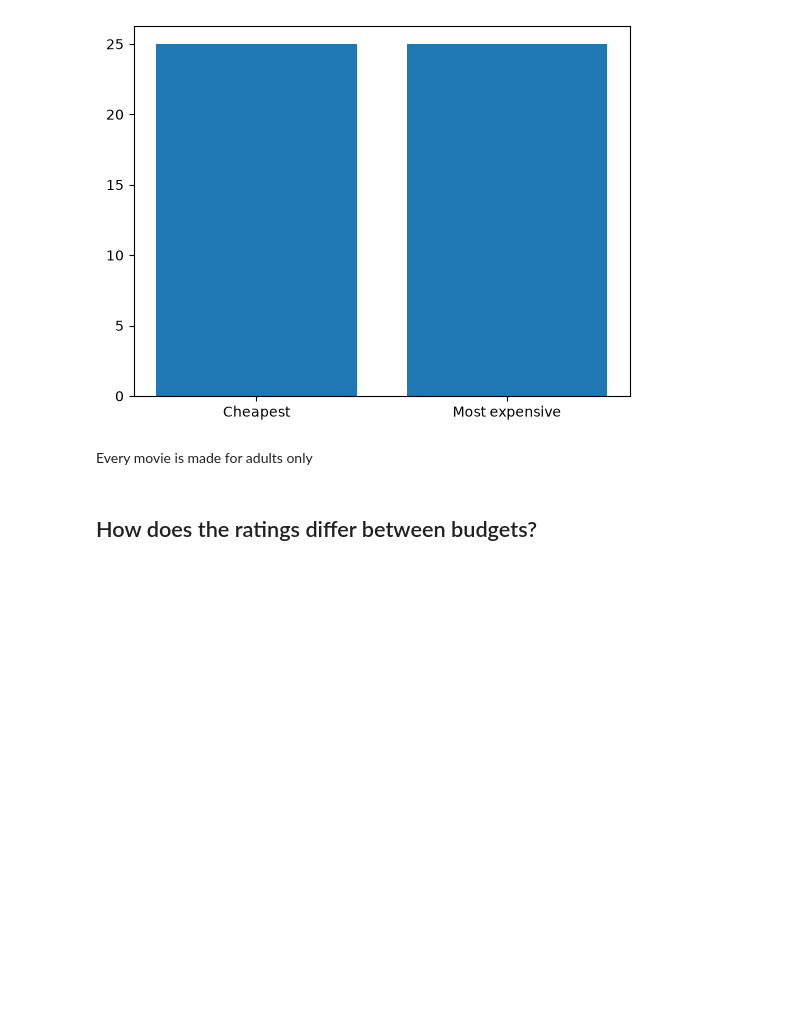
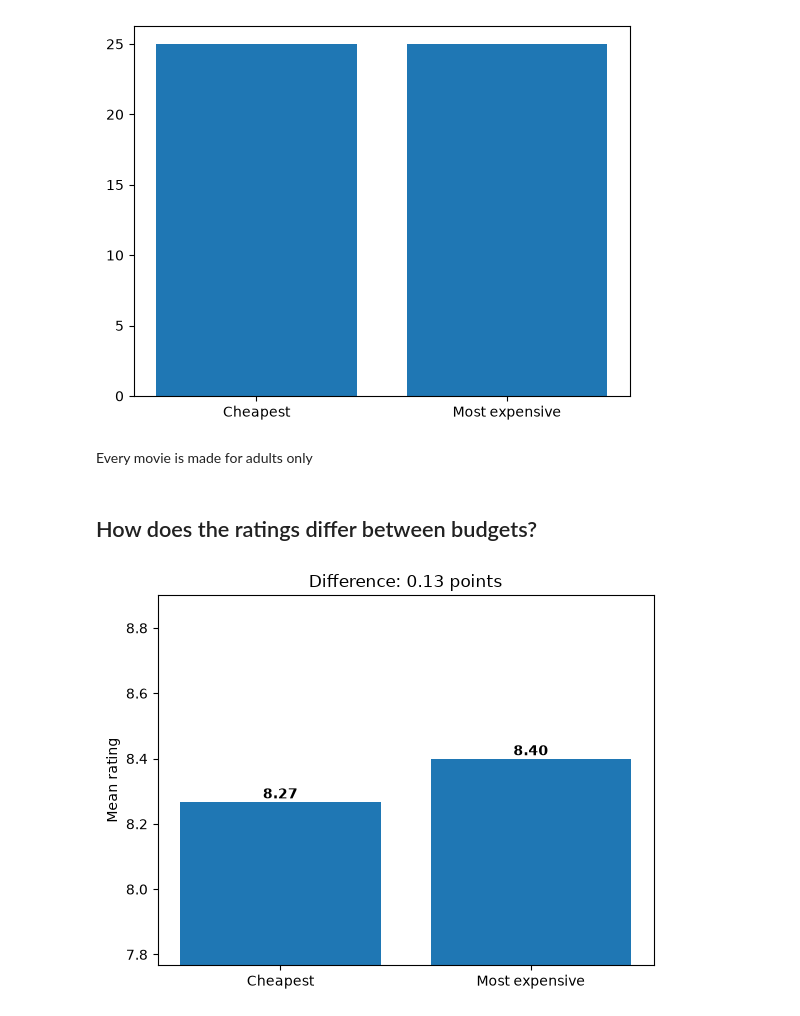
Before and after one commit to alessiozzodemarcozzo/I2202-DeciptivePatterns, a Jupyter notebook: Movies_excercise.ipynb, the cells around one changed output. Cells and saved outputs as stored; diff of their text form; code cells hidden in the pictures; blank space fills up the shorter version.

Commit message:
mean of ratings added

```diff
--- a/Movies_excercise.ipynb
+++ b/Movies_excercise.ipynb
@@ -90,3 +90,21 @@ plt.show()
 Every movie is made for adults only
 # %% [markdown]
 ## How does the ratings differ between budgets?
+# %%
+mean_cheapest = cheapest["averageRating"].mean()
+mean_expensive = most_expensives["averageRating"].mean()
+
+means = [mean_cheapest, mean_expensive]
+labels = ["Cheapest", "Most expensive"]
+
+plt.bar(labels, means)
+plt.ylim(min(means) - 0.5, max(means) + 0.5)   # zoom in on the difference
+
+for i, m in enumerate(means):
+    plt.text(i, m, f"{m:.2f}", ha="center", va="bottom", fontweight="bold")
+
+plt.ylabel("Mean rating")
+plt.title(f"Difference: {abs(mean_expensive - mean_cheapest):.2f} points")
+plt.show()
+# %% [output]
+[figure, added]
```
